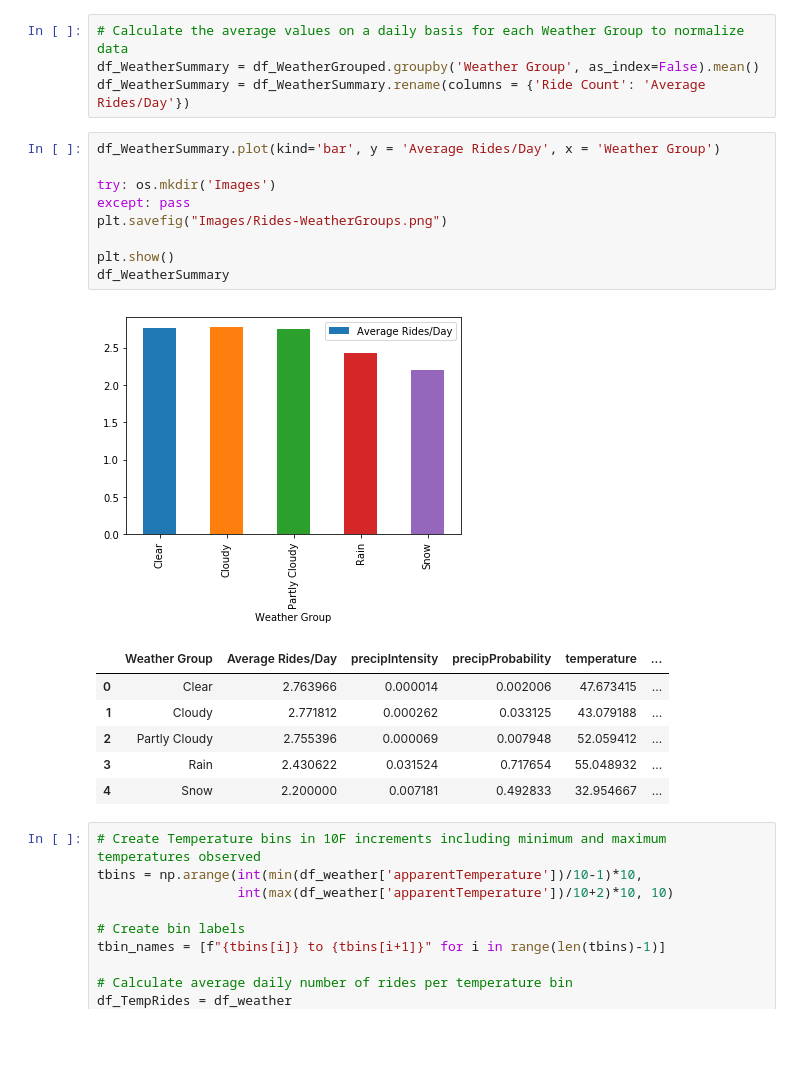
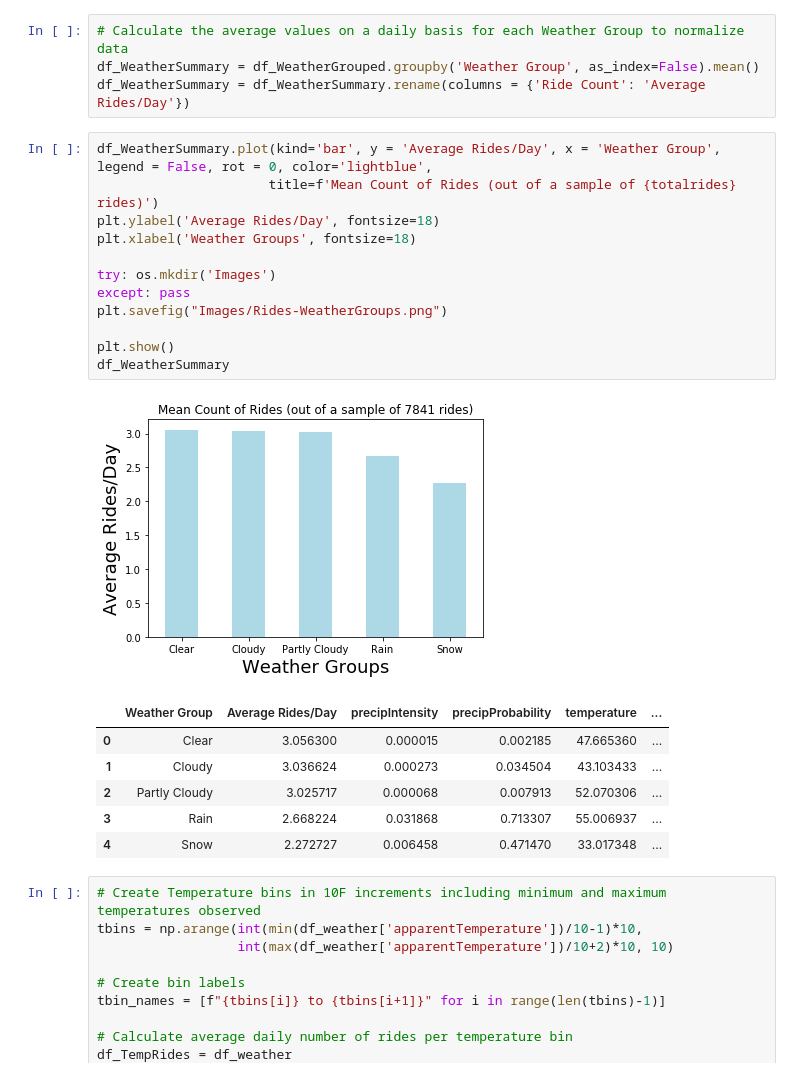
Before and after one commit to peterjorphan/07-project_one, a Jupyter notebook: Data Analysis.ipynb, the cells around one changed output. Drawn from its saved outputs; the diff is of its cells as text; blank space fills up the shorter version.

```diff
--- a/Data Analysis.ipynb
+++ b/Data Analysis.ipynb
@@ -51,22 +51,25 @@ df_WeatherGrouped.head()
 df_WeatherSummary = df_WeatherGrouped.groupby('Weather Group', as_index=False).mean()
 df_WeatherSummary = df_WeatherSummary.rename(columns = {'Ride Count': 'Average Rides/Day'})
 # %%
-df_WeatherSummary.plot(kind='bar', y = 'Average Rides/Day', x = 'Weather Group')
+df_WeatherSummary.plot(kind='bar', y = 'Average Rides/Day', x = 'Weather Group', legend = False, rot = 0, color='lightblue',
+                      title=f'Mean Count of Rides (out of a sample of {totalrides} rides)')
+plt.ylabel('Average Rides/Day', fontsize=18)
+plt.xlabel('Weather Groups', fontsize=18)
 
 try: os.mkdir('Images')
 except: pass
 plt.savefig("Images/Rides-WeatherGroups.png")
 
 plt.show()
 df_WeatherSummary
 # %% [output]
-[figure, old version]
+[figure, new version]
 |  | Weather Group | Average Rides/Day | precipIntensity | precipProbability | temperature | ... |
-| 0 | Clear | 2.763966 | 0.000014 | 0.002006 | 47.673415 | ... |
-| 1 | Cloudy | 2.771812 | 0.000262 | 0.033125 | 43.079188 | ... |
-| 2 | Partly Cloudy | 2.755396 | 0.000069 | 0.007948 | 52.059412 | ... |
-| 3 | Rain | 2.430622 | 0.031524 | 0.717654 | 55.048932 | ... |
-| 4 | Snow | 2.200000 | 0.007181 | 0.492833 | 32.954667 | ... |
+| 0 | Clear | 3.056300 | 0.000015 | 0.002185 | 47.665360 | ... |
+| 1 | Cloudy | 3.036624 | 0.000273 | 0.034504 | 43.103433 | ... |
+| 2 | Partly Cloudy | 3.025717 | 0.000068 | 0.007913 | 52.070306 | ... |
+| 3 | Rain | 2.668224 | 0.031868 | 0.713307 | 55.006937 | ... |
+| 4 | Snow | 2.272727 | 0.006458 | 0.471470 | 33.017348 | ... |
 # %%
 # Create Temperature bins in 10F increments including minimum and maximum temperatures observed
 tbins = np.arange(int(min(df_weather['apparentTemperature'])/10-1)*10,
```
Also changed, not shown: parts of 1 cell of this notebook, 3 other files.
